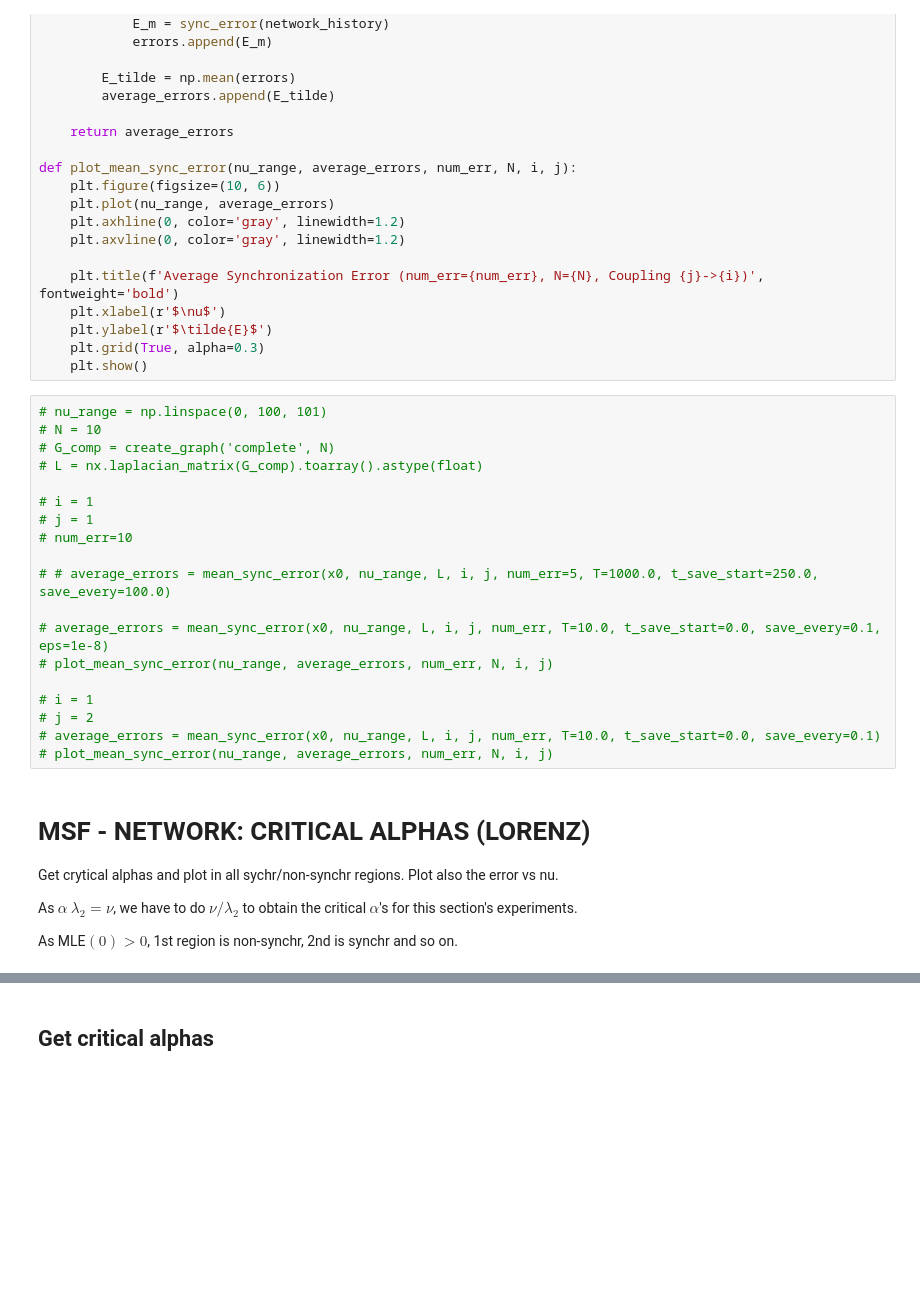
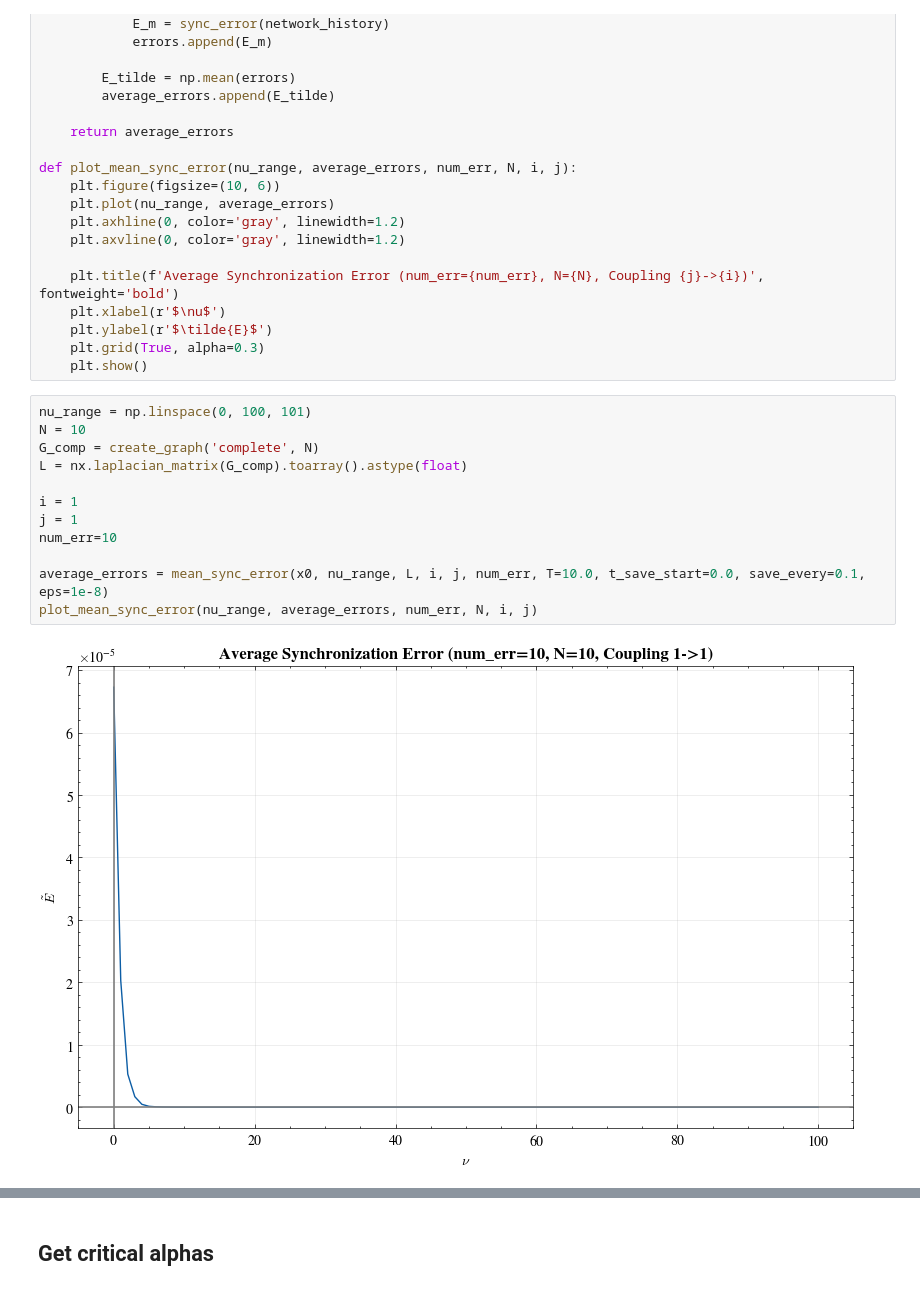
Before and after one commit to amontanesdelucas/Master-Thesis, a Jupyter notebook: thesis_code__synchronization_ALMA.ipynb, the cells around one changed output, grey strips where cells are left out. Drawn from its saved outputs; the diff is of its cells as text; blank space fills up the shorter version.

```diff
--- a/thesis_code__synchronization_ALMA.ipynb
+++ b/thesis_code__synchronization_ALMA.ipynb
@@ -887,29 +724,16 @@ def plot_mean_sync_error(nu_range, average_errors, num_err, N, i, j):
     plt.grid(True, alpha=0.3)
     plt.show()
 # %%
-# nu_range = np.linspace(0, 100, 101)
-# N = 10
-# G_comp = create_graph('complete', N)
-# L = nx.laplacian_matrix(G_comp).toarray().astype(float)
+nu_range = np.linspace(0, 100, 101)
+N = 10
+G_comp = create_graph('complete', N)
+L = nx.laplacian_matrix(G_comp).toarray().astype(float)
 
-# i = 1
-# j = 1
-# num_err=10
+i = 1
+j = 1
+num_err=10
 
-# # average_errors = mean_sync_error(x0, nu_range, L, i, j, num_err=5, T=1000.0, t_save_start=250.0, save_every=100.0)
-
-# average_errors = mean_sync_error(x0, nu_range, L, i, j, num_err, T=10.0, t_save_start=0.0, save_every=0.1, eps=1e-8)
-# plot_mean_sync_error(nu_range, average_errors, num_err, N, i, j)
-
-# i = 1
-# j = 2
-# average_errors = mean_sync_error(x0, nu_range, L, i, j, num_err, T=10.0, t_save_start=0.0, save_every=0.1)
-# plot_mean_sync_error(nu_range, average_errors, num_err, N, i, j)
+average_errors = mean_sync_error(x0, nu_range, L, i, j, num_err, T=10.0, t_save_start=0.0, save_every=0.1, eps=1e-8)
+plot_mean_sync_error(nu_range, average_errors, num_err, N, i, j)
+# %% [output]
+[figure, added]
-# %% [markdown]
-# MSF - NETWORK: CRITICAL ALPHAS (LORENZ)
-
-Get crytical alphas and plot in all sychr/non-synchr regions. Plot also the error vs nu.
-
-As $\alpha~\lambda_2 = \nu$, we have to do $\nu / \lambda_2$ to obtain the critical $\alpha$'s for this section's experiments.
-
-As MLE$(0)>0$, 1st region is non-synchr, 2nd is synchr and so on.
```
Also changed, not shown: parts of 47 cells of this notebook.
